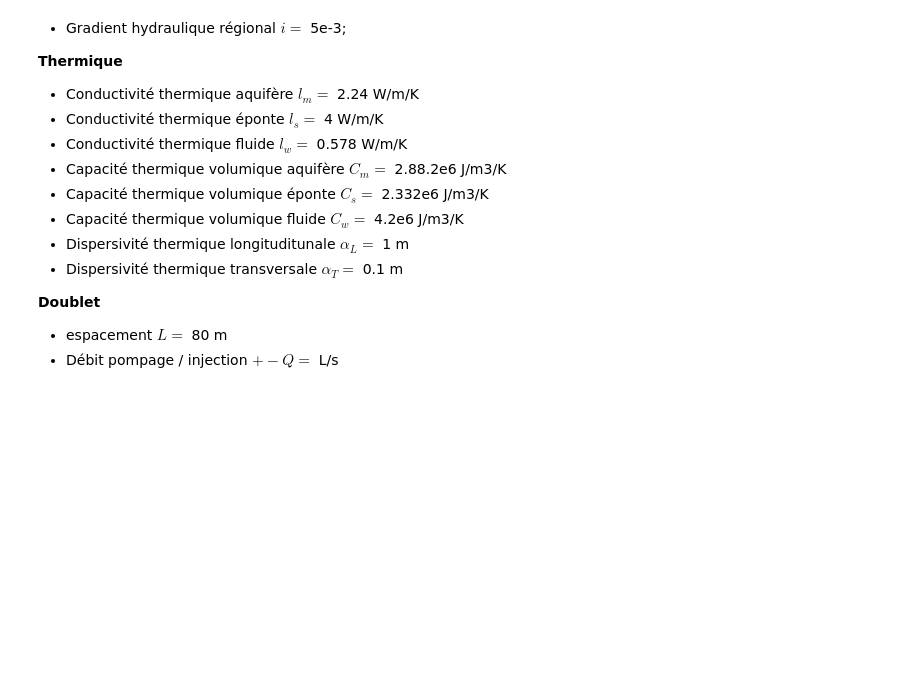
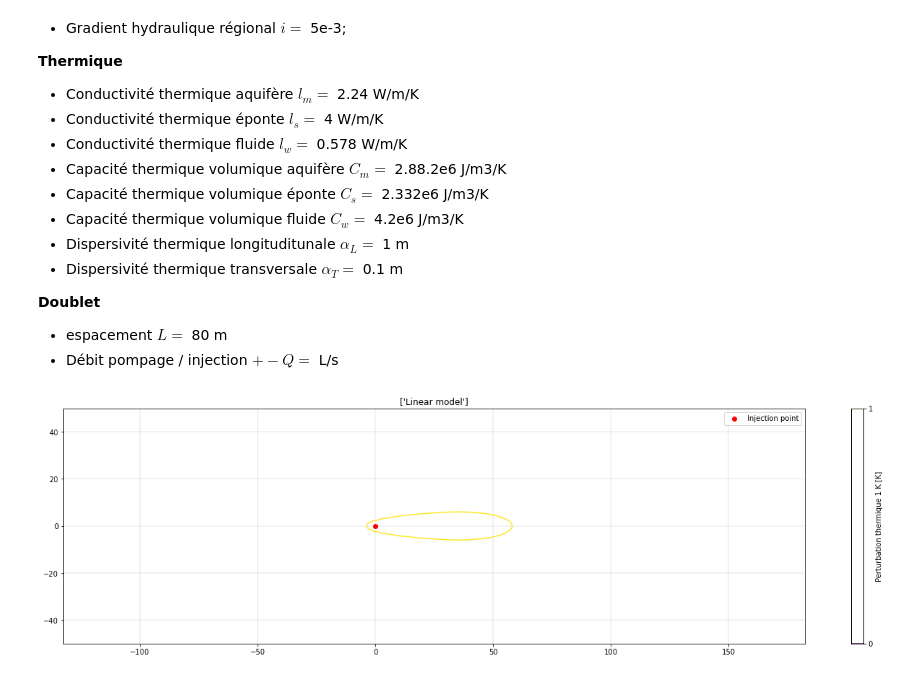
Before and after one commit to larroque852/NB_ENS3_geothermie, a Jupyter notebook: ENS3_GEOTH_EXO.ipynb, the cells around one changed output. Saved outputs shown, nothing was run; the diff lists cells and outputs as text; code cells hidden in the pictures; blank space fills up the shorter version.

```diff
--- a/ENS3_GEOTH_EXO.ipynb
+++ b/ENS3_GEOTH_EXO.ipynb
@@ -1081,13 +1081,13 @@ def LAHT(x, y, X0, Y0, alpha, t, Qinj, DTinj,
     return res
 
 #definition of your grid from Xmin to Xmax, and from Ymin to Ymax
-Xmin = -50
+Xmin = -20
 Xmax = 100
-xgrid_len = 150
+xgrid_len = 120
 
-Ymin = -50
-Ymax = 50
-ygrid_len = 100
+Ymin = -40
+Ymax = 40
+ygrid_len = 80
 
 #You create your grif of interest
 xi = np.linspace(Xmin, Xmax, xgrid_len)
@@ -1096,41 +1096,43 @@ xi, yi = np.meshgrid(xi, yi)
 
 C_m = float(2888000) #volumetric heat capacity porous media (J/ kg / K)
 C_w = float(4185000) #volumetric heat capacity water (J/ kg / K)
-alpha_L = float(10) #longitudinal dispersivity (m)
-alpha_T = float(1) #transverse dispersivity (m)
+alpha_L = float(1) #longitudinal dispersivity (m)
+alpha_T = float(.1) #transverse dispersivity (m)
 lambda_m = float(2.24) #thermal conductivity (W/m/K)
 
 alpha = float(0) # groundwater flow angle
-K = float(0.0001) #permeability (m/s)
+K = float(0.00001) #permeability (m/s)
 b = float(10) #aquifer thickness [m]
 grad_h = float(0.005) #hydraulic gradient
 n = float(0.3) #effective porosity
 
 v0 = K*grad_h #darcy velocity
 va = v0/n #seepage velocity
 R = C_m/(n*C_w) #retardation factor
 
 #We also define the location of the hot water injection
 X0, Y0 = 0, 0
-DTinj = 7. #temperature difference between pumping and reinjection
-Qinj = 0.00005 #injection rate m3/s
-time = 3600*24*3600 # operation time in seconds (365 days)
+DTinj = 10 #temperature difference between pumping and reinjection
+Qinj = 0.3/ 1000 #injection rate m3/s
+time = 120*24*3600 # operation time in seconds ()
 
-deltaT_laht = LAHT(xi, yi, X0, Y0, alpha, time, Qinj, DTinj, b, va, n, C_m, C_w, alpha_L, alpha_T, lambda_m)
+deltaT_laht = LAHT(xi, yi, X0, Y0, alpha, time, Qinj, DTinj, b, 1e-5, n, C_m, C_w, alpha_L, alpha_T, lambda_m)
 
 #We define the titles of our subplots
 titles =['Linear model']
 
 fig, ax = plt.subplots(1,1, figsize=(23,6))
 ax.set_title(titles)
 ax.axis('equal')
-cf= ax.contourf(xi, yi, deltaT_laht, cmap='viridis') # analytical contour (1 K disturbance)
-fig.colorbar(cf, label = "Temperature disturbance [K]")
+cf= ax.contour(xi, yi, deltaT_laht,[0,1],cmap='viridis') # analytical contour (1 K disturbance)
+fig.colorbar(cf, label = "Perturbation thermique 1 K [K]")
 
 ax.grid(color='black', linestyle='-', linewidth=0.1)
 ax.scatter(X0, Y0, color='red', label = 'Injection point')
 ax.set_xlim(0, 50)
 ax.set_ylim(-50, 50)
 ax.legend()
 
 plt.show()
+# %% [output]
+[figure, added]
```
Also changed, not shown: parts of 3 cells of this notebook.
